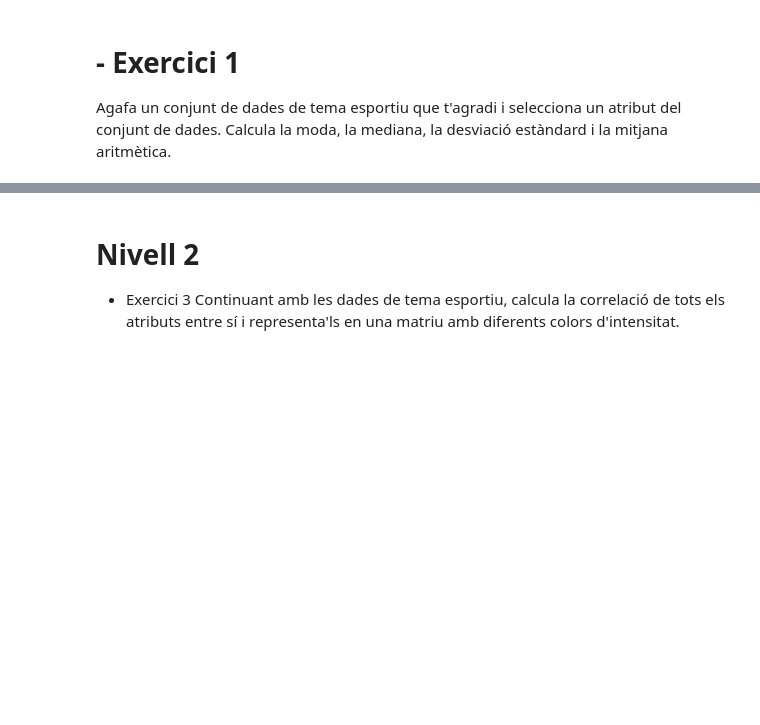
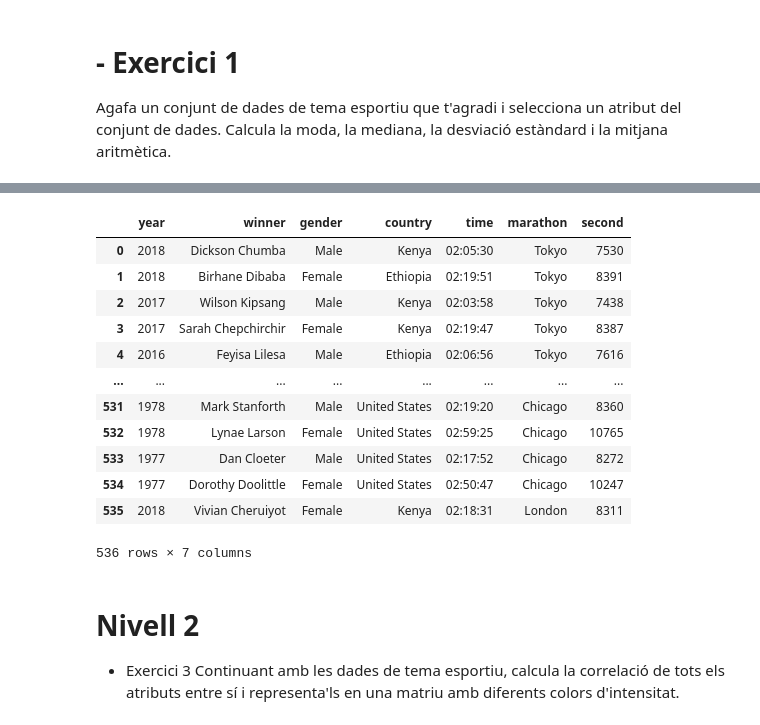
Before and after one commit to JMML2021/0601_Statistics, a Jupyter notebook: 0601_Statistic.ipynb, the cells around one changed output, grey strips where cells are left out. Saved outputs shown, nothing was run; the diff lists cells and outputs as text; code cells hidden in the pictures; blank space fills up the shorter version.

```diff
--- a/0601_Statistic.ipynb
+++ b/0601_Statistic.ipynb
@@ -55,7 +108,7 @@ df2.head()
 # %%
-df1=df.copy()
-print('la media es: ', df1['home_score'].mean() )
-print('la mediana es: ', df1['home_score'].median() )
-print('La moda es: ', np.std(df1['home_score']))
-print("la desv std es: ", np.std(df1['home_score']))
+
+print('la media es: ', time_to_hours(df1['second'].mean()))
+print('la mediana es: ', time_to_hours(df1['second'].median()) )
+print('La moda es: ', time_to_hours(np.std(df1['second'])))
+print("la desv std es: ", time_to_hours(np.std(df1['second'])))
 # %% [output]
@@ -79,3 +119,19 @@ Los datos no son normales, porque el tamaño de meustra es grande y son valores
+# %%
+df1
+# %% [output]
+|  | year | winner | gender | country | time | marathon | second |
+| 0 | 2018 | Dickson Chumba | Male | Kenya | 02:05:30 | Tokyo | 7530 |
+| 1 | 2018 | Birhane Dibaba | Female | Ethiopia | 02:19:51 | Tokyo | 8391 |
+| 2 | 2017 | Wilson Kipsang | Male | Kenya | 02:03:58 | Tokyo | 7438 |
+| 3 | 2017 | Sarah Chepchirchir | Female | Kenya | 02:19:47 | Tokyo | 8387 |
+| 4 | 2016 | Feyisa Lilesa | Male | Ethiopia | 02:06:56 | Tokyo | 7616 |
+| ... | ... | ... | ... | ... | ... | ... | ... |
+| 531 | 1978 | Mark Stanforth | Male | United States | 02:19:20 | Chicago | 8360 |
+| 532 | 1978 | Lynae Larson | Female | United States | 02:59:25 | Chicago | 10765 |
+| 533 | 1977 | Dan Cloeter | Male | United States | 02:17:52 | Chicago | 8272 |
+| 534 | 1977 | Dorothy Doolittle | Female | United States | 02:50:47 | Chicago | 10247 |
+| 535 | 2018 | Vivian Cheruiyot | Female | Kenya | 02:18:31 | London | 8311 |
+536 rows × 7 columns
 # %% [markdown]
 # Nivell 2
 - Exercici 3
```
Also changed, not shown: parts of 16 cells of this notebook.
